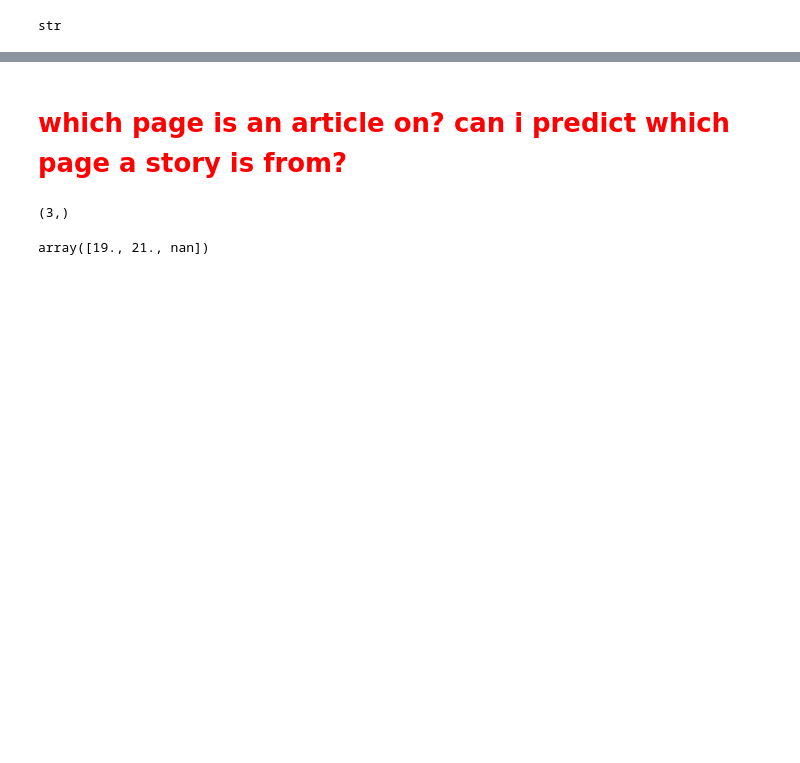
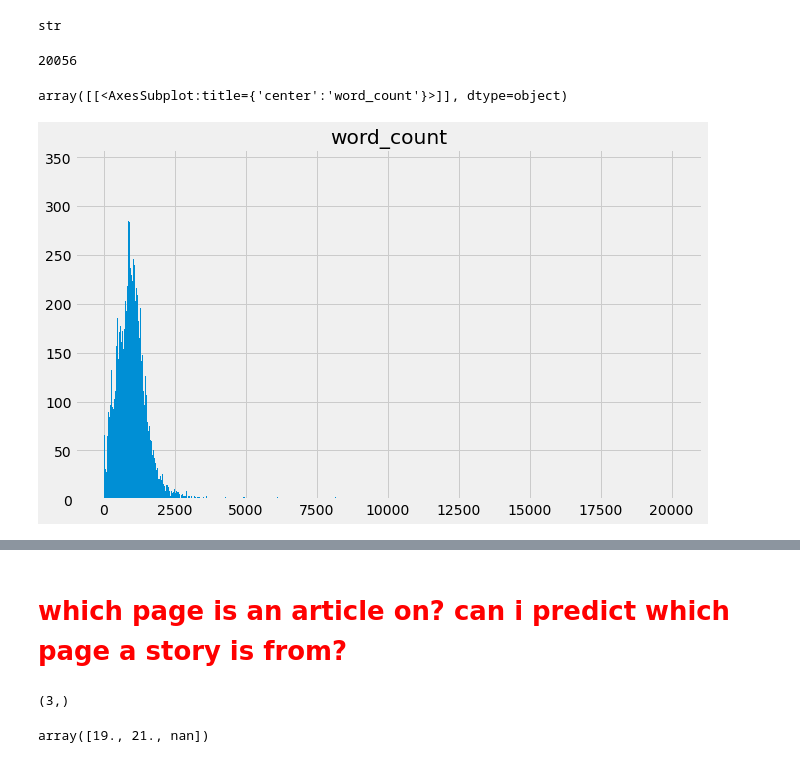
Before and after one commit to dj-betts/Capstone2, a Jupyter notebook: jan19_eda.ipynb, the cells around one changed output, grey strips where cells are left out. Cells and saved outputs as stored; diff of their text form; code cells hidden in the pictures; blank space fills up the shorter version.

```diff
--- a/jan19_eda.ipynb
+++ b/jan19_eda.ipynb
@@ -2,6 +2,11 @@
 import pandas as pd
 # %%
 import numpy as np
+# %%
+import matplotlib.pyplot as plt
+plt.style.use('fivethirtyeight')
 # %%
-jan19df = pd.read_csv('2019_build/jan19_build/jan19_0_20.csv', index_col='Unnamed: 0')
+data = pd.read_csv('data/raw_19.csv', index_col=0)
+# %%
+df2019 = data.copy()
 # %%
@@ -33,0 +36,10 @@ str
+# %%
+df2019.word_count.max()
+# %% [output]
+20056
+# %%
+df2019.hist(bins=df2019.word_count.unique().shape[0],
+            column='word_count', figsize=(10,6))
+# %% [output]
+array([[<AxesSubplot:title={'center':'word_count'}>]], dtype=object)
+[figure, added]
```
Also changed, not shown: parts of 15 cells of this notebook, 2 other files.
